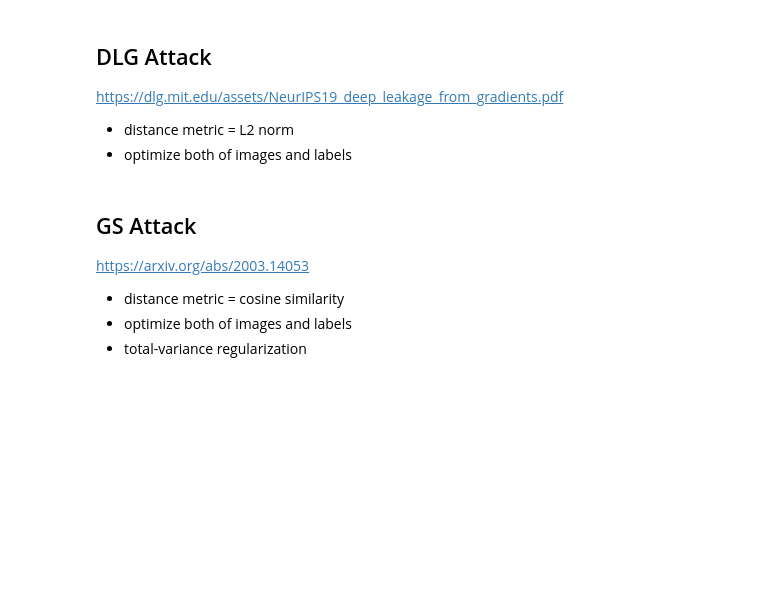
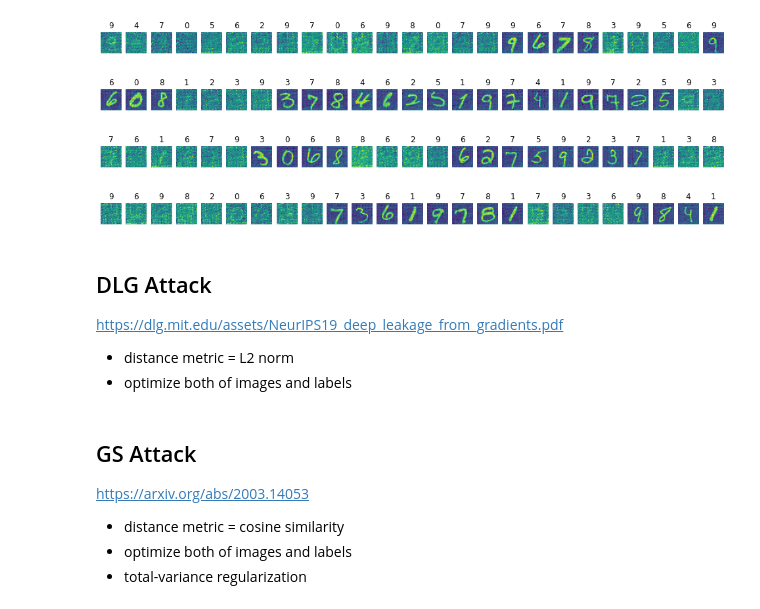
Before and after one commit to hiepvo01/TRUSTCOM2022, a Jupyter notebook: GradientInversion/gradientInversion.ipynb, the cells around one changed output. Cells and saved outputs as stored; diff of their text form; code cells hidden in the pictures; blank space fills up the shorter version.

```diff
--- a/GradientInversion/gradientInversion.ipynb
+++ b/GradientInversion/gradientInversion.ipynb
@@ -85,16 +58,21 @@ def imshow(img):
 # %%
-images = torch.load('generated_images.pth')
-labels = torch.load('generated_labels.pth')
+images = torch.load('generated_images1.pth')
+labels = torch.load('generated_labels1.pth')
 # print(labels[8][1])
 
 for i in range(4):
     fig = plt.figure(figsize=(17,17))
     for bid in range(25):
         ax1 = fig.add_subplot(1, 25, bid+1)
         img1= images[1][bid+25*i]
         ax1.imshow(torchvision.utils.make_grid(img1))
         ax1.set_title(labels[1][bid+25*i])
         ax1.axis("off")
+# %% [output]
+[figure, added]
+[figure, added]
+[figure, added]
+[figure, added]
 # %%
 import torch
 import torch.nn as nn
```
Also changed, not shown: parts of 4 cells of this notebook, 1 other file.
